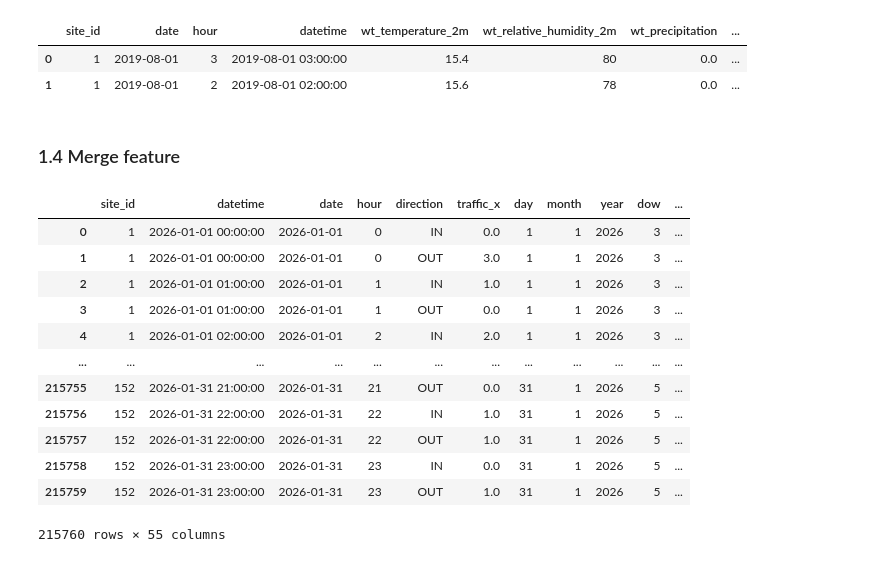
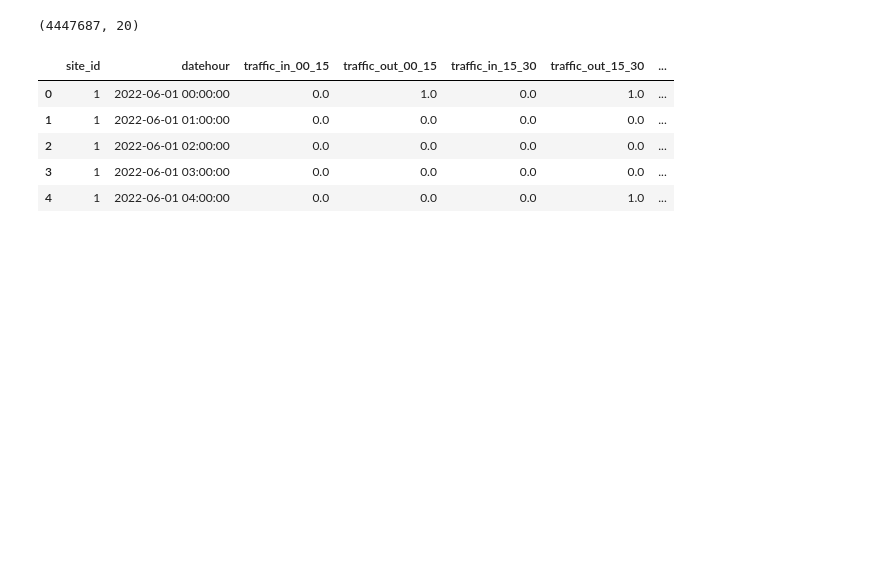
Before and after one commit to haleyen/mda_project, a Jupyter notebook: explo/yenha/B01_featuring.ipynb, the cells around one changed output. Cells and saved outputs as stored; diff of their text form; code cells hidden in the pictures; blank space fills up the shorter version.

Commit message:
edit func compute features + nb predict base model

```diff
--- a/explo/yenha/B01_featuring.ipynb
+++ b/explo/yenha/B01_featuring.ipynb
@@ -19,0 +98,3 @@ df_rich = pd.read_csv(FILEPATH_RICH, header=None, names=RICH_COLS)
+# %%
+lmonth = [(f"{y}-{m:02}") for y in range(2022, 2027) for m in range(1, 13) if f"{y}-{m:02}" >= "2022-06" and f"{y}-{m:02}" < "2026-03"]
+len(lmonth), print(lmonth)
@@ -90,8 +105,0 @@ df_fts_site.shape
-# %%
-df_fts_weather.head(2)
-# %% [output]
-|  | site_id | date | hour | datetime | wt_temperature_2m | wt_relative_humidity_2m | wt_precipitation | ... |
-| 0 | 1 | 2019-08-01 | 3 | 2019-08-01 03:00:00 | 15.4 | 80 | 0.0 | ... |
-| 1 | 1 | 2019-08-01 | 2 | 2019-08-01 02:00:00 | 15.6 | 78 | 0.0 | ... |
-# %% [markdown]
-### 1.4 Merge feature
@@ -108,16 +105,0 @@ dfx = (
-# %%
-dfx
-# %% [output]
-|  | site_id | datetime | date | hour | direction | traffic_x | day | month | year | dow | ... |
-| 0 | 1 | 2026-01-01 00:00:00 | 2026-01-01 | 0 | IN | 0.0 | 1 | 1 | 2026 | 3 | ... |
-| 1 | 1 | 2026-01-01 00:00:00 | 2026-01-01 | 0 | OUT | 3.0 | 1 | 1 | 2026 | 3 | ... |
-| 2 | 1 | 2026-01-01 01:00:00 | 2026-01-01 | 1 | IN | 1.0 | 1 | 1 | 2026 | 3 | ... |
-| 3 | 1 | 2026-01-01 01:00:00 | 2026-01-01 | 1 | OUT | 0.0 | 1 | 1 | 2026 | 3 | ... |
-| 4 | 1 | 2026-01-01 02:00:00 | 2026-01-01 | 2 | IN | 2.0 | 1 | 1 | 2026 | 3 | ... |
-| ... | ... | ... | ... | ... | ... | ... | ... | ... | ... | ... | ... |
-| 215755 | 152 | 2026-01-31 21:00:00 | 2026-01-31 | 21 | OUT | 0.0 | 31 | 1 | 2026 | 5 | ... |
-| 215756 | 152 | 2026-01-31 22:00:00 | 2026-01-31 | 22 | IN | 1.0 | 31 | 1 | 2026 | 5 | ... |
-| 215757 | 152 | 2026-01-31 22:00:00 | 2026-01-31 | 22 | OUT | 1.0 | 31 | 1 | 2026 | 5 | ... |
-| 215758 | 152 | 2026-01-31 23:00:00 | 2026-01-31 | 23 | IN | 0.0 | 31 | 1 | 2026 | 5 | ... |
-| 215759 | 152 | 2026-01-31 23:00:00 | 2026-01-31 | 23 | OUT | 1.0 | 31 | 1 | 2026 | 5 | ... |
-215760 rows × 55 columns
@@ -125,0 +106,18 @@ dfx.to_csv('data/data_training_v1_54col.csv',index=False)
+# %%
+dfs = []
+for i in lmonth:
+    _df = compute_traffic_15min_features(pd.read_csv(PATH_TRAFFIC + f"data-{i}.csv", header=None, names=TRAFFIC_COLS))
+    dfs.append(_df)
+    # print(f'Done {i}')
+df_all = pd.concat(dfs, ignore_index=True)
+df_all.to_csv('/Users/ponddie/Documents/py/mda_project/explo/yenha/feature/fts_traffic_agg15min.csv', index=False)
+print(df_all.shape)
+df_all.head()
+# %% [output]
+(4447687, 20)
+|  | site_id | datehour | traffic_in_00_15 | traffic_out_00_15 | traffic_in_15_30 | traffic_out_15_30 | ... |
+| 0 | 1 | 2022-06-01 00:00:00 | 0.0 | 1.0 | 0.0 | 1.0 | ... |
+| 1 | 1 | 2022-06-01 01:00:00 | 0.0 | 0.0 | 0.0 | 0.0 | ... |
+| 2 | 1 | 2022-06-01 02:00:00 | 0.0 | 0.0 | 0.0 | 0.0 | ... |
+| 3 | 1 | 2022-06-01 03:00:00 | 0.0 | 0.0 | 0.0 | 0.0 | ... |
+| 4 | 1 | 2022-06-01 04:00:00 | 0.0 | 0.0 | 0.0 | 1.0 | ... |
```
Also changed, not shown: parts of 24 cells of this notebook, 2 other files.
